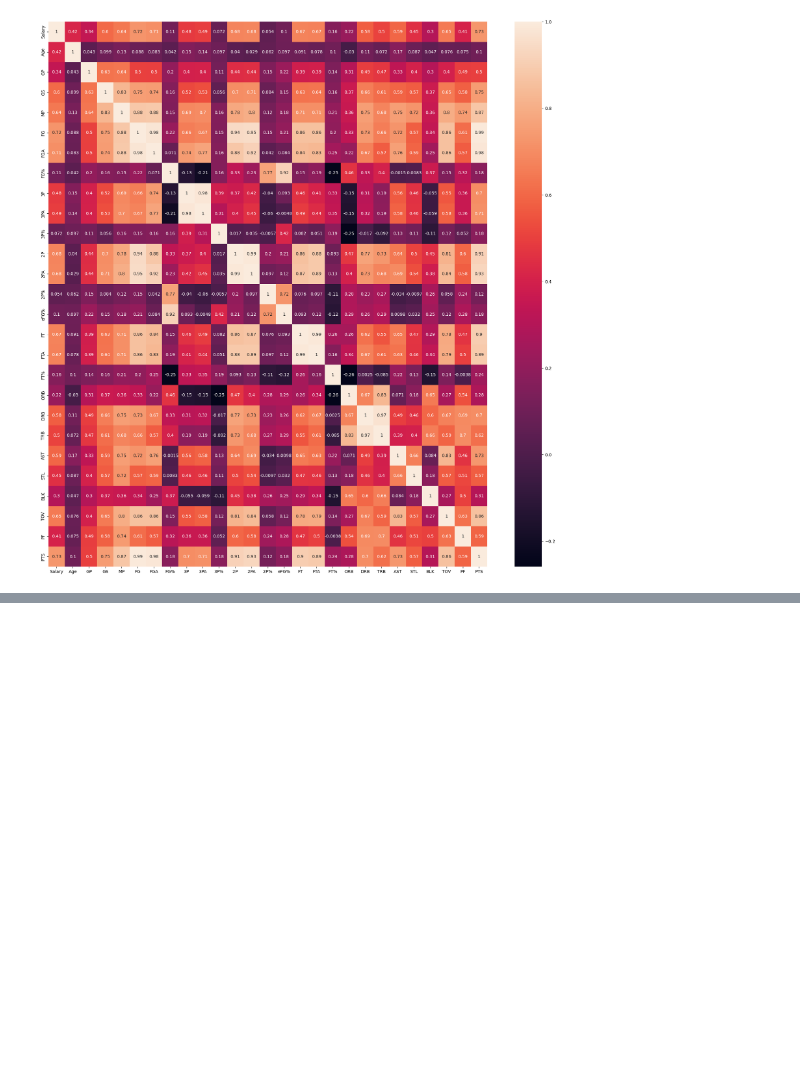
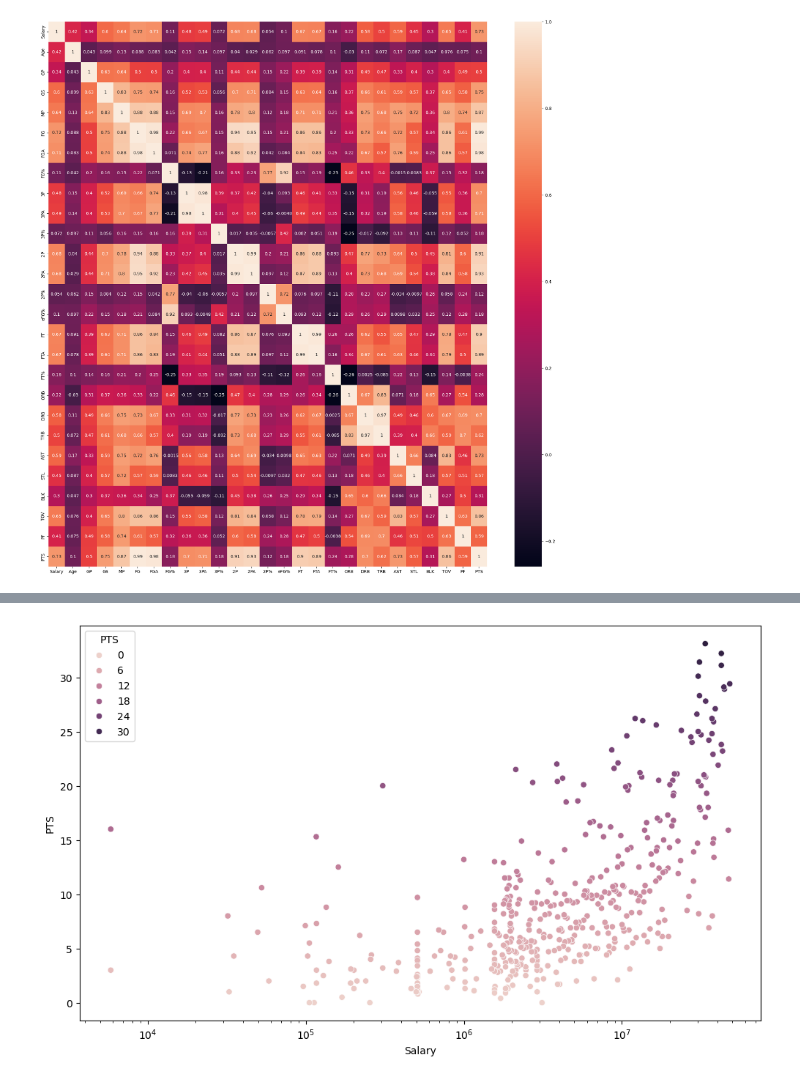
Before and after one commit to MaukanMir/NBA-Salary-Analysis, a Jupyter notebook: training.ipynb, the cells around one changed output, grey strips where cells are left out. Saved outputs shown, nothing was run; the diff lists cells and outputs as text; code cells hidden in the pictures; blank space fills up the shorter version.

```diff
--- a/training.ipynb
+++ b/training.ipynb
@@ -203,0 +211,7 @@ sns.heatmap(data=relations, annot=True)
+# %%
+plt.figure(figsize=(12, 7))
+
+sns.scatterplot(data=int_features, x="Salary", y="PTS", hue='PTS')
+plt.xscale("log")
+# %% [output]
+[figure, added]
```
Also changed, not shown: parts of 2 cells of this notebook.
